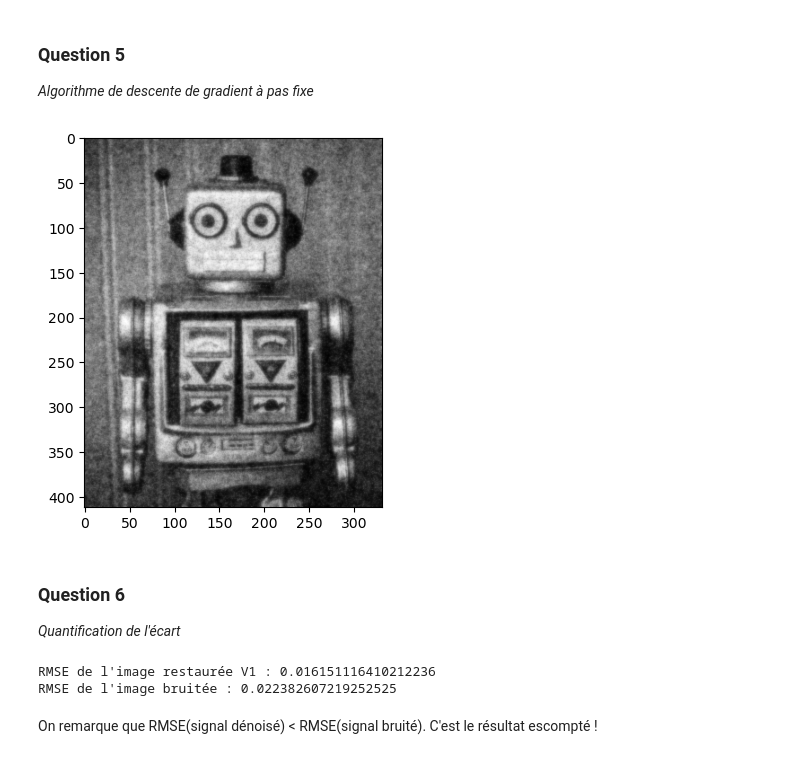
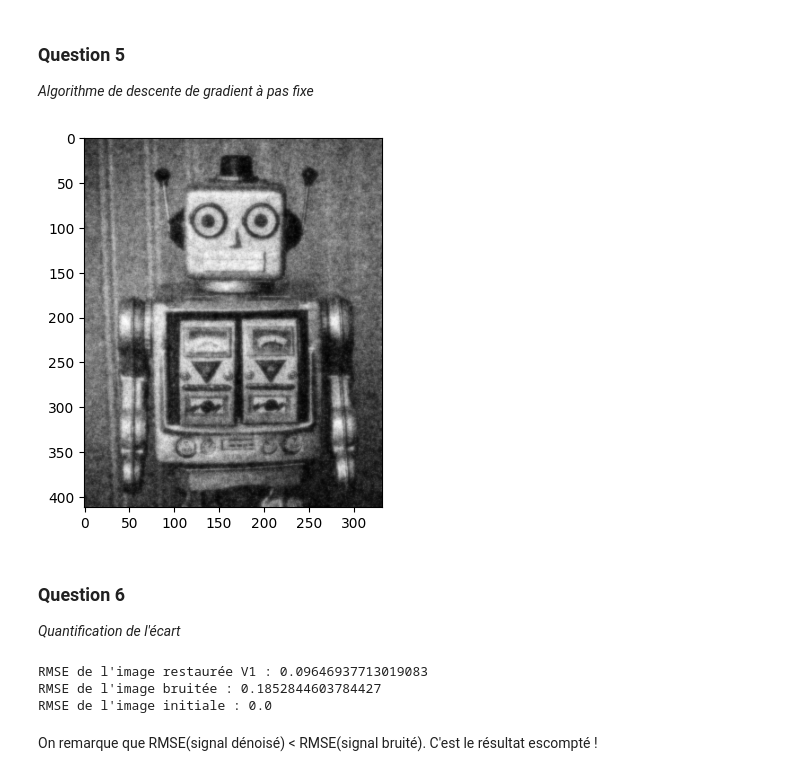
Before and after one commit to tinmar112/optim, a Jupyter notebook: notebook_optim.ipynb, the cells around one changed output. Cells and saved outputs as stored; diff of their text form; code cells hidden in the pictures.

```diff
--- a/notebook_optim.ipynb
+++ b/notebook_optim.ipynb
@@ -213,39 +213,42 @@ _Algorithme de descente de gradient à pas fixe_
 # %%
 u_b = plt.imread("./robot_noise.jpg")[:,:,0]/255
 
 def grad_f(u: np.ndarray) -> np.ndarray:
     """Returns the gradient of function f at matrix u."""
     return (u - u_b - 2*div(grad(u)))
 
-def grad_descent(z0: np.ndarray, step: float, eps: float=1e-8) -> np.ndarray:
+def grad_descent(z0: np.ndarray, grad, step: float, eps: float=1e-8) -> np.ndarray:
     """Implements the gradient descent algorithm with a constant step."""
     z = z0
     n = 0
 
-    while np.linalg.norm(grad_f(z), ord='fro') >= eps and n <= n_max:
-        z = z - step * grad_f(z)
+    while np.linalg.norm(grad(z), ord='fro') >= eps and n <= n_max:
+        z = z - step * grad(z)
 
     return z
 
 # Restoration
-u_rest_1 = grad_descent(u_b, l)
+u_rest_1 = grad_descent(u_b, grad_f, step = 0.01, eps = 0.01)
 display(u_rest_1)
 # %% [output]
-[figure, old version]
+[figure, new version]
 # %% [markdown]
 ### Question 6
 
 _Quantification de l'écart_
 # %%
+
 def RMSE(z: np.ndarray) -> float:
     (n, m) = u.shape
-    return (np.sqrt(np.linalg.norm(u - z, ord='fro') / (n * m)))  # Frobenius norm
+    return (np.sqrt(np.linalg.norm(u - z)**2 / (n * m)))  # Frobenius norm
 
 print(f"RMSE de l'image restaurée V1 : {RMSE(u_rest_1)}")
 print(f"RMSE de l'image bruitée : {RMSE(u_b)}")
+print(f"RMSE de l'image initiale : {RMSE(u)}")
 # %% [output]
-RMSE de l'image restaurée V1 : 0.016151116410212236
-RMSE de l'image bruitée : 0.022382607219252525
+RMSE de l'image restaurée V1 : 0.09646937713019083
+RMSE de l'image bruitée : 0.1852844603784427
+RMSE de l'image initiale : 0.0
 # %% [markdown]
 On remarque que RMSE(signal dénoisé) < RMSE(signal bruité). C'est le résultat escompté !
 # %% [markdown]
```
Also changed, not shown: parts of 8 cells of this notebook, 1 other file.
